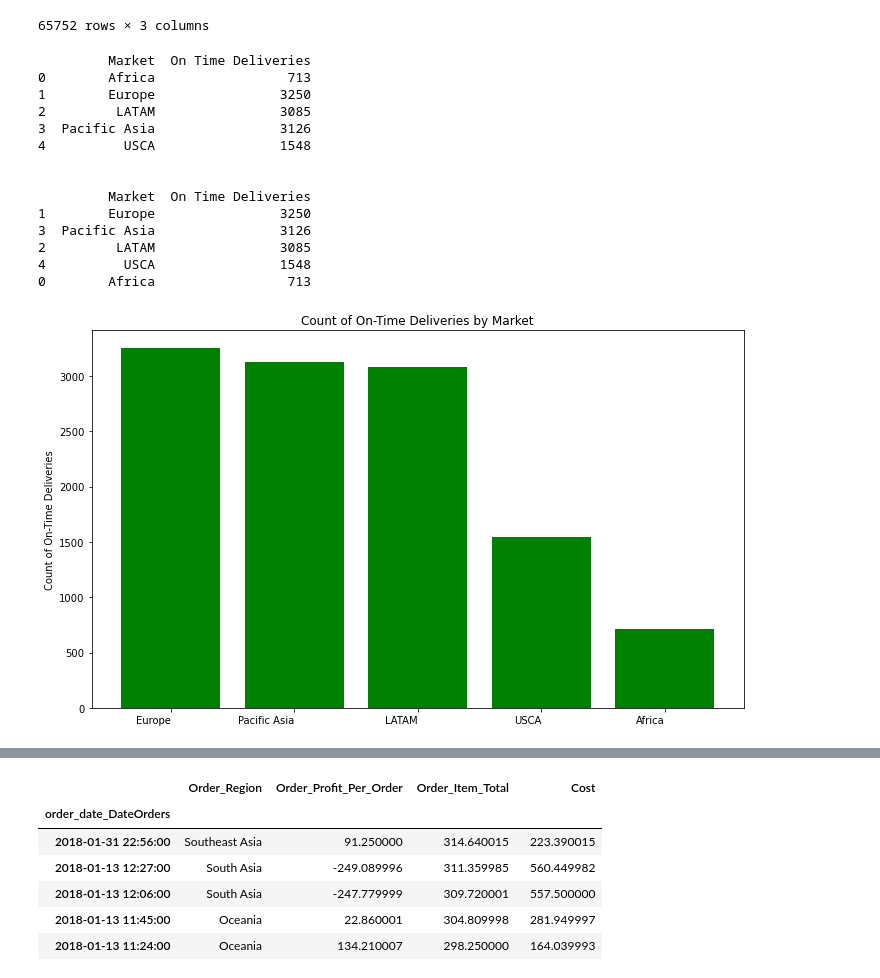
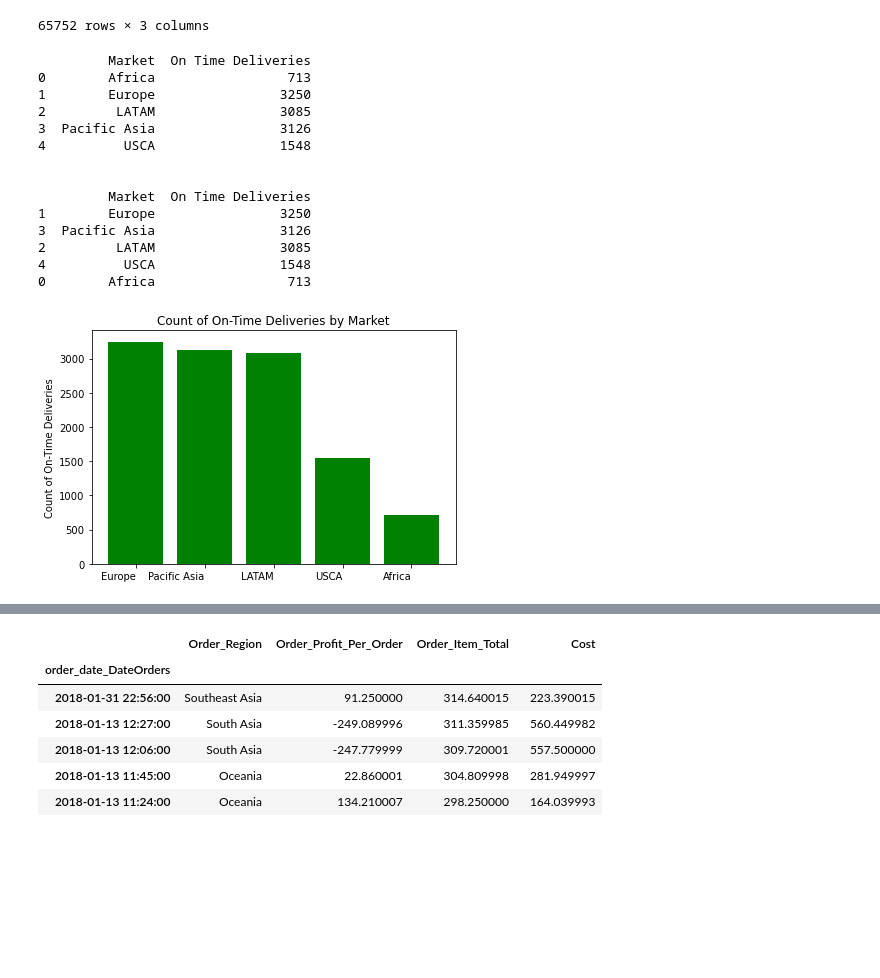
Before and after one commit to CCNY-Analytics-and-Quant/StevenCEdwinA-BAFall2023, a Jupyter notebook: Final Project.ipynb, the cells around one changed output, grey strips where cells are left out. Saved outputs shown, nothing was run; the diff lists cells and outputs as text; code cells hidden in the pictures; blank space fills up the shorter version.

Commit message:
Graph adjustments

```diff
--- a/Final Project.ipynb
+++ b/Final Project.ipynb
@@ -492,35 +492,34 @@ print(on_time_counts)
 print('\n')
 
 # Sort markets by the count of on-time deliveries in descending order
 on_time_counts = on_time_counts.sort_values(by='On Time Deliveries', ascending=False)
 
 # Print to check the sorted DataFrame
 print(on_time_counts)
 
 # Plotting the bar graph
-plt.figure(figsize=(10, 6))
 plt.bar(on_time_counts['Market'], on_time_counts['On Time Deliveries'], color='green')
 plt.ylabel('Count of On-Time Deliveries')
 plt.title('Count of On-Time Deliveries by Market')
 plt.xticks(rotation=360, ha='right')  # Rotate x-axis labels for better readability
 plt.tight_layout()
 plt.show()
 # %% [output]
          Market  On Time Deliveries
 0        Africa                 713
 1        Europe                3250
 2         LATAM                3085
 3  Pacific Asia                3126
 4          USCA                1548
 
 
          Market  On Time Deliveries
 1        Europe                3250
 3  Pacific Asia                3126
 2         LATAM                3085
 4          USCA                1548
 0        Africa                 713
-[figure, old version]
+[figure, new version]
 # %%
 # The Results_ShippingDataAll.csv file kept giving me an empty dataset. Had to go back into SQL and get a fresh csv file.
 
```
Also changed, not shown: parts of 8 cells of this notebook.
